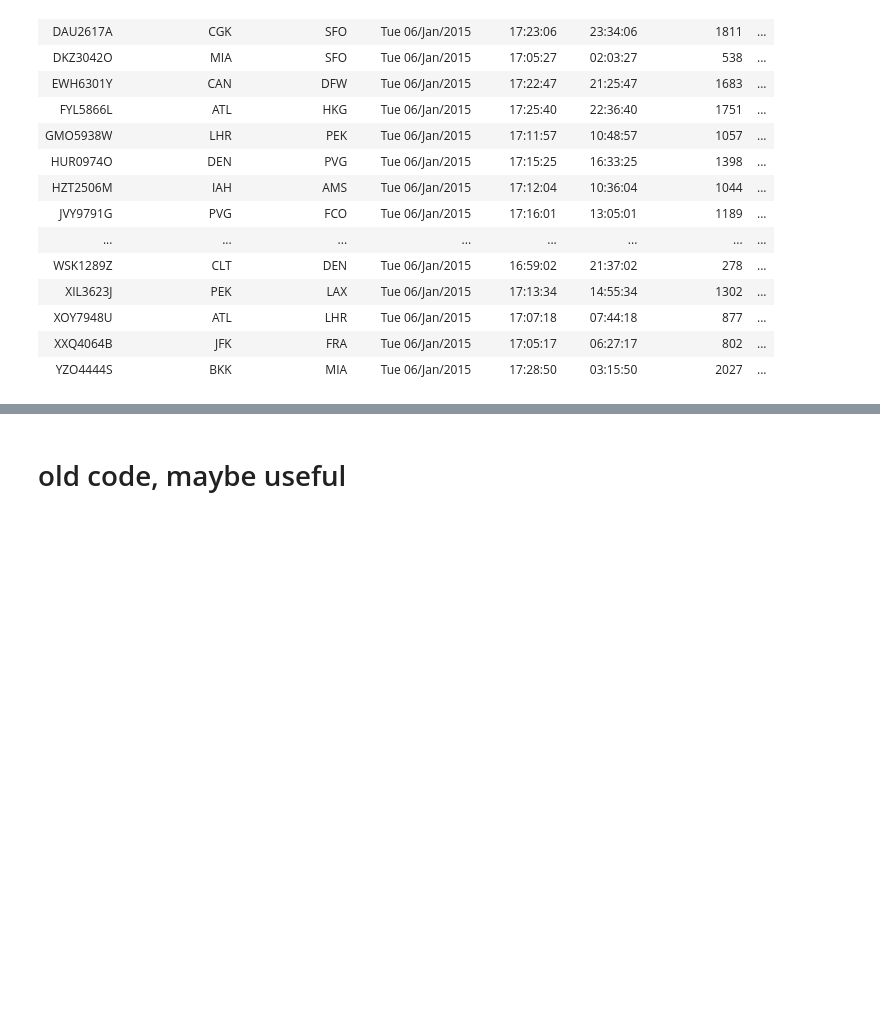
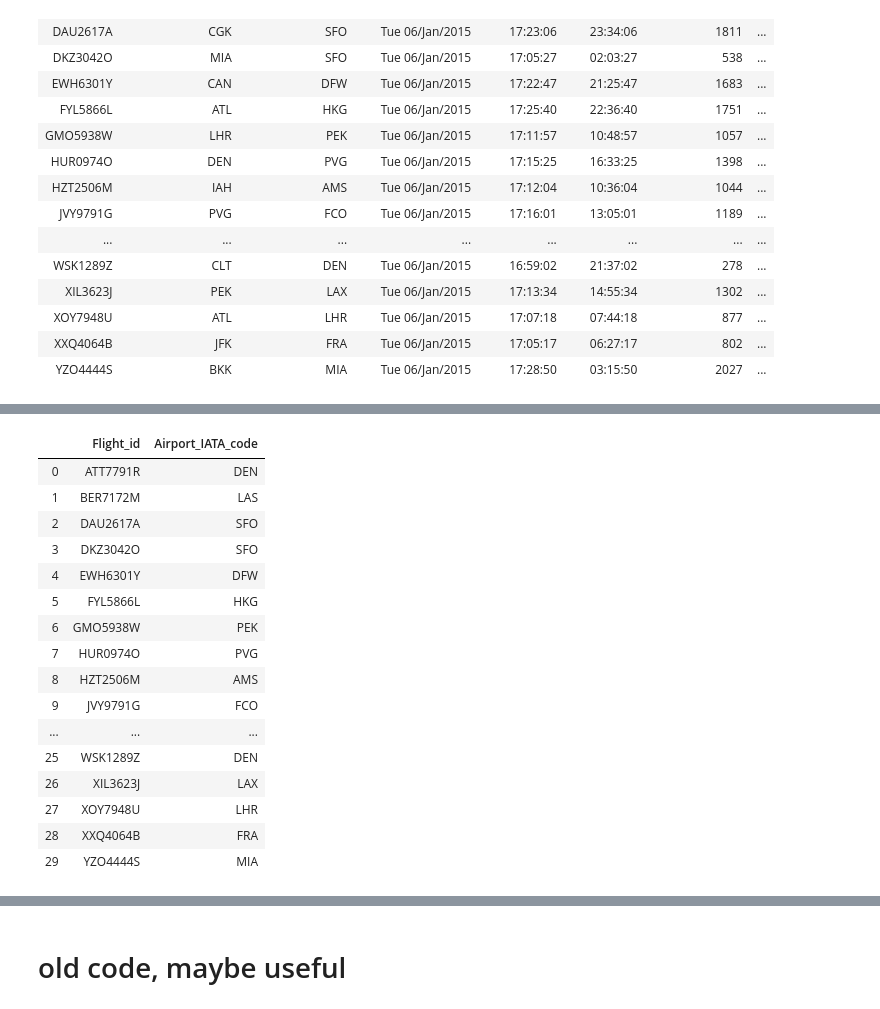
Before and after one commit to bloomfield-analysis/jk800839, a Jupyter notebook: CSMCC16 Flight Assignment JK800839.ipynb, the cells around one changed output, grey strips where cells are left out. Cells and saved outputs as stored; diff of their text form; code cells hidden in the pictures; blank space fills up the shorter version.

```diff
--- a/CSMCC16 Flight Assignment JK800839.ipynb
+++ b/CSMCC16 Flight Assignment JK800839.ipynb
@@ -236,0 +304,4 @@ obj2_data.groupby(['Flight_id'
+# %%
+#flight info
+obj2_from = obj2_results[['Flight_id','From_airport_IATA']]
+obj2_dest = obj2_results[['Flight_id','Dest_airport_IATA']]
@@ -236,0 +314,20 @@ obj2_data.groupby(['Flight_id'
+# %%
+obj2_dest
+# %% [output]
+|  | Flight_id | Airport_IATA_code |
+| 0 | ATT7791R | DEN |
+| 1 | BER7172M | LAS |
+| 2 | DAU2617A | SFO |
+| 3 | DKZ3042O | SFO |
+| 4 | EWH6301Y | DFW |
+| 5 | FYL5866L | HKG |
+| 6 | GMO5938W | PEK |
+| 7 | HUR0974O | PVG |
+| 8 | HZT2506M | AMS |
+| 9 | JVY9791G | FCO |
+| ... | ... | ... |
+| 25 | WSK1289Z | DEN |
+| 26 | XIL3623J | LAX |
+| 27 | XOY7948U | LHR |
+| 28 | XXQ4064B | FRA |
+| 29 | YZO4444S | MIA |
```
Also changed, not shown: parts of 14 cells of this notebook.
